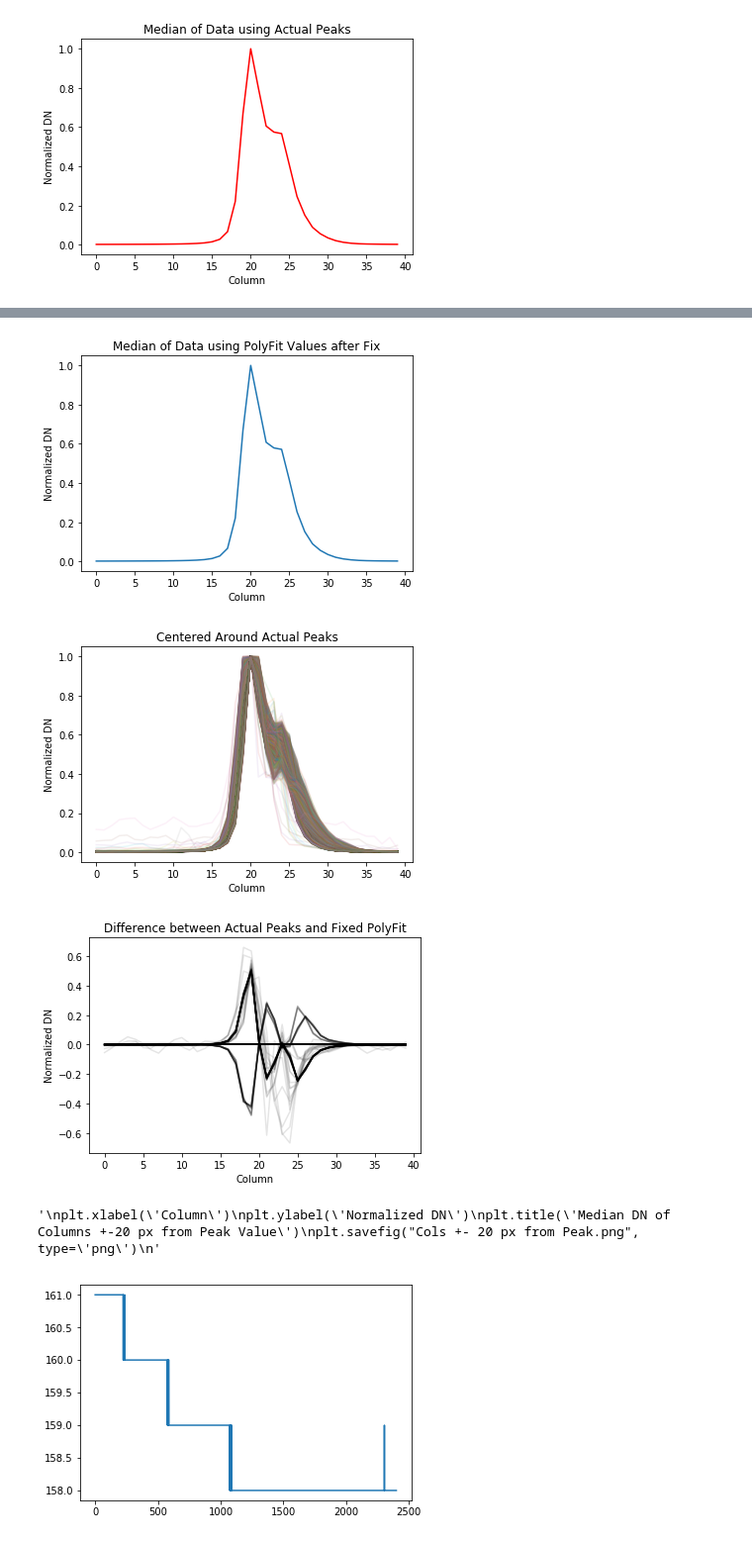
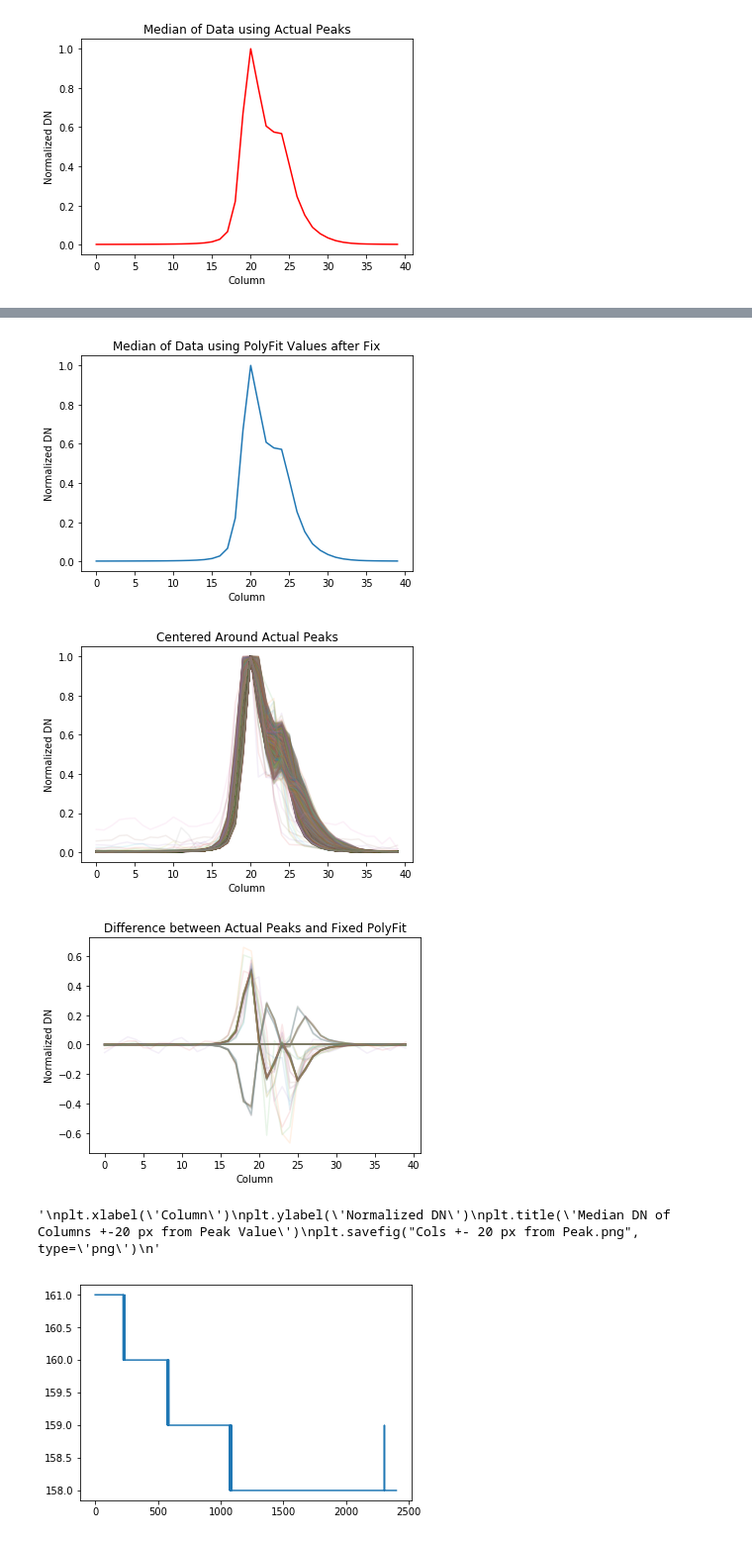
Before and after one commit to rtlow/CHARM-KASTr, a Jupyter notebook: jupyter/testingnb.ipynb, the cells around one changed output, grey strips where cells are left out. Shown: that part at 99% size. Saved outputs shown, nothing was run; the diff lists cells and outputs as text; code cells hidden in the pictures.

```diff
--- a/jupyter/testingnb.ipynb
+++ b/jupyter/testingnb.ipynb
@@ -94,9 +220,9 @@ for i in range(len(cent_slc_poly)):
 plt.xlabel('Column')
 plt.ylabel('Normalized DN')
 plt.title('Centered Around Peaks given by PolyFit after Fix')
-
+'''
 plt.savefig("Peaks given by PolyFit after Fix.png", type='png')
-
+'''
 
 plt.show()
 
@@ -108,9 +234,9 @@ plt.plot(np.median(cent_slc_poly, axis=0))
 plt.xlabel('Column')
 plt.ylabel('Normalized DN')
 plt.title('Median of Data using PolyFit Values after Fix')
-
+'''
 plt.savefig("PolyFit Median after Fix.png", type='png')
-
+'''
 plt.show()
 
 
@@ -127,35 +253,35 @@ plt.savefig("Actual Peaks for Data.png", type='png')
 plt.show()
 
 
 for i in range(len(cent_slc_poly)):
 
     try:
 
-        plt.plot(cent_slc_arg[i] - cent_slc_poly[i] , alpha=0.1, color='k')
+        plt.plot(cent_slc_arg[i] - cent_slc_poly[i] , alpha=0.1)
     except:
         continue
 
 plt.xlabel('Column')
 plt.ylabel('Normalized DN')
 plt.title('Difference between Actual Peaks and Fixed PolyFit')
 
 
 plt.savefig("New Difference.png", type='png')
 
 
 plt.show()
 
 '''
 plt.xlabel('Column')
 plt.ylabel('Normalized DN')
 plt.title('Median DN of Columns +-20 px from Peak Value')
 plt.savefig("Cols +- 20 px from Peak.png", type='png')
 '''
 # %% [output]
 [figure]
 [figure]
 [figure]
-[figure, old version]
+[figure, new version]
 '\nplt.xlabel(\'Column\')\nplt.ylabel(\'Normalized DN\')\nplt.title(\'Median DN of Columns +-20 px from Peak Value\')\nplt.savefig("Cols +- 20 px from Peak.png", type=\'png\')\n'
 # %%
 peak_pos = []
```
Also changed, not shown: parts of 1 cell of this notebook.
